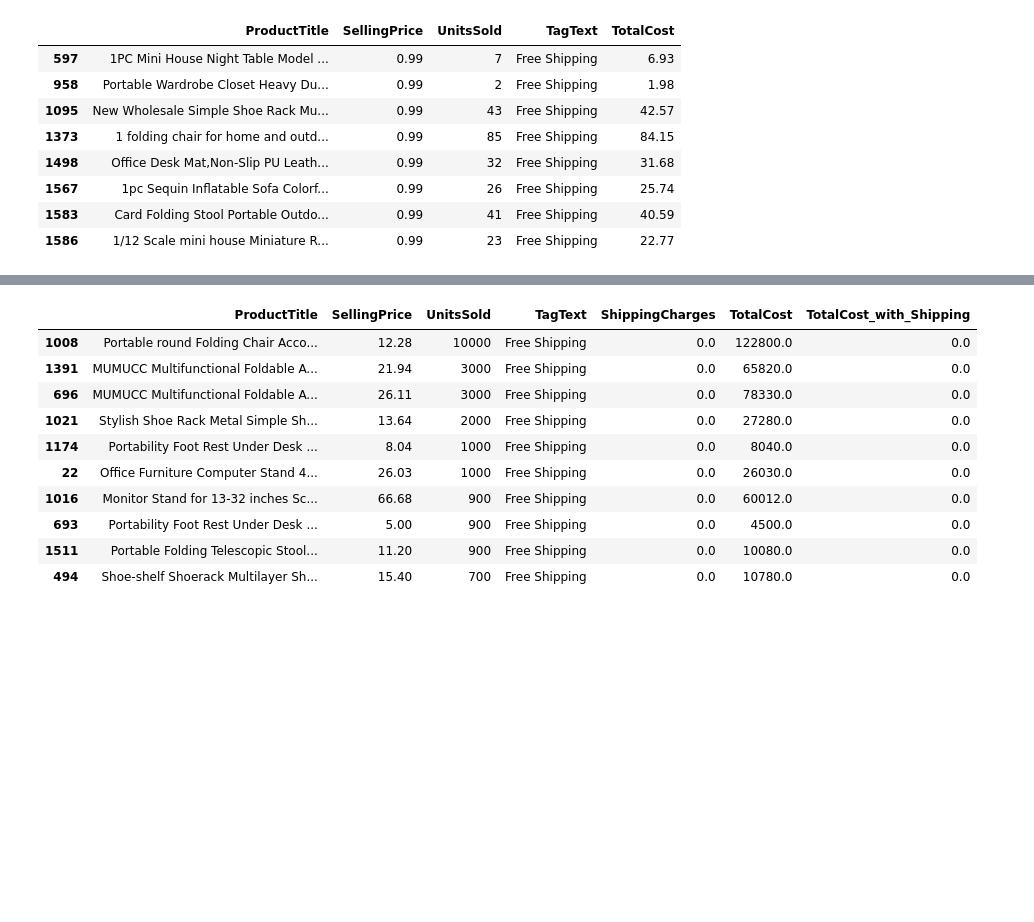
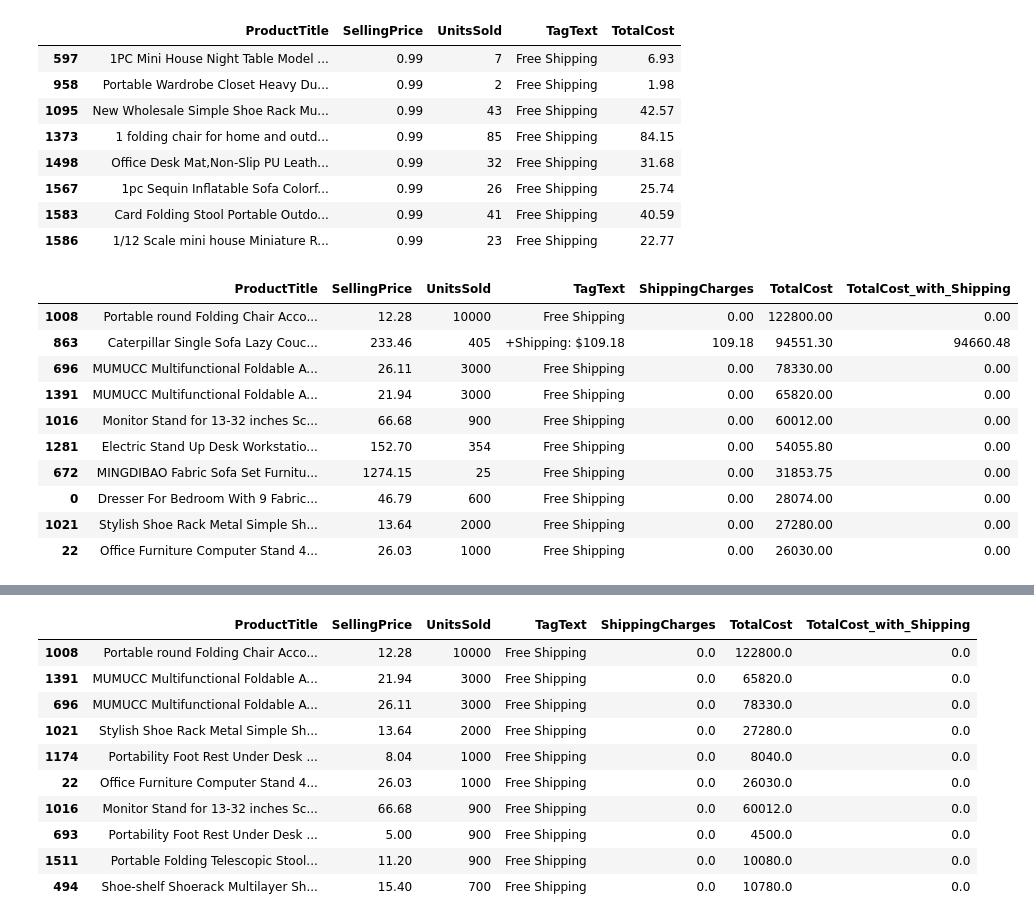
Before and after one commit to SayantiSaha014/E-commerce-Furniture-Dataset-2024, a Jupyter notebook: E-commerce_Furniture.ipynb, the cells around one changed output, grey strips where cells are left out. Drawn from its saved outputs; the diff is of its cells as text; code cells hidden in the pictures; blank space fills up the shorter version.

```diff
--- a/E-commerce_Furniture.ipynb
+++ b/E-commerce_Furniture.ipynb
@@ -146,3 +146,19 @@ df = df[desired_column_order]
 # Create a new column 'TotalCost_with_Shipping'
 # In the new column 'TotalCost_with_Shipping' = ShippingCharges+TotalCost , only when TagText is not free shipping and TotalCost is not 0
 df['TotalCost_with_Shipping'] = np.where((df['TagText'] != 'Free Shipping') & (df['TotalCost'] != 0), df['ShippingCharges'] + df['TotalCost'], 0)
+# %%
+# Top 10 products by TotalCost
+top_10_products_TotalCost = df.sort_values(by='TotalCost', ascending=False).head(10)
+top_10_products_TotalCost
+# %% [output]
+|  | ProductTitle | SellingPrice | UnitsSold | TagText | ShippingCharges | TotalCost | TotalCost_with_Shipping |
+| 1008 | Portable round Folding Chair Acco... | 12.28 | 10000 | Free Shipping | 0.00 | 122800.00 | 0.00 |
+| 863 | Caterpillar Single Sofa Lazy Couc... | 233.46 | 405 | +Shipping: $109.18 | 109.18 | 94551.30 | 94660.48 |
+| 696 | MUMUCC Multifunctional Foldable A... | 26.11 | 3000 | Free Shipping | 0.00 | 78330.00 | 0.00 |
+| 1391 | MUMUCC Multifunctional Foldable A... | 21.94 | 3000 | Free Shipping | 0.00 | 65820.00 | 0.00 |
+| 1016 | Monitor Stand for 13-32 inches Sc... | 66.68 | 900 | Free Shipping | 0.00 | 60012.00 | 0.00 |
+| 1281 | Electric Stand Up Desk Workstatio... | 152.70 | 354 | Free Shipping | 0.00 | 54055.80 | 0.00 |
+| 672 | MINGDIBAO Fabric Sofa Set Furnitu... | 1274.15 | 25 | Free Shipping | 0.00 | 31853.75 | 0.00 |
+| 0 | Dresser For Bedroom With 9 Fabric... | 46.79 | 600 | Free Shipping | 0.00 | 28074.00 | 0.00 |
+| 1021 | Stylish Shoe Rack Metal Simple Sh... | 13.64 | 2000 | Free Shipping | 0.00 | 27280.00 | 0.00 |
+| 22 | Office Furniture Computer Stand 4... | 26.03 | 1000 | Free Shipping | 0.00 | 26030.00 | 0.00 |
```
Also changed, not shown: parts of 5 cells of this notebook.
